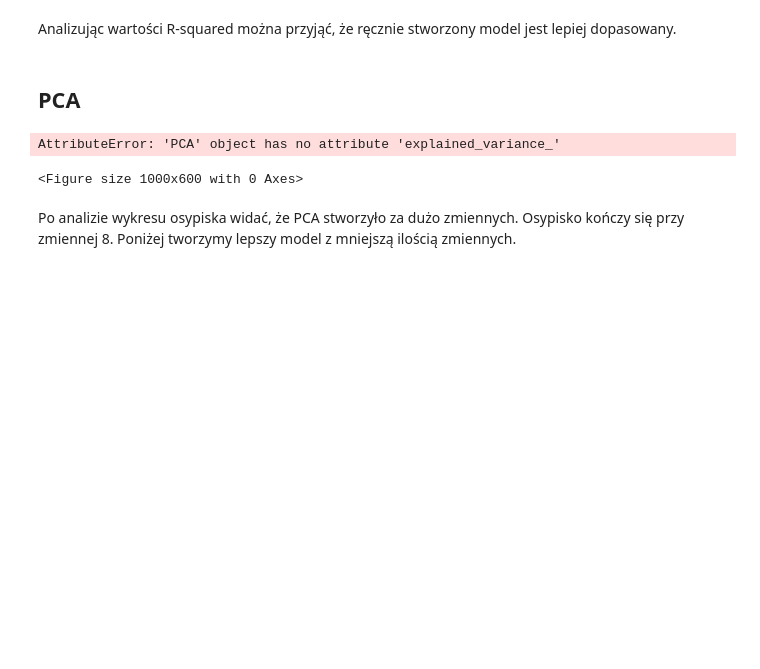
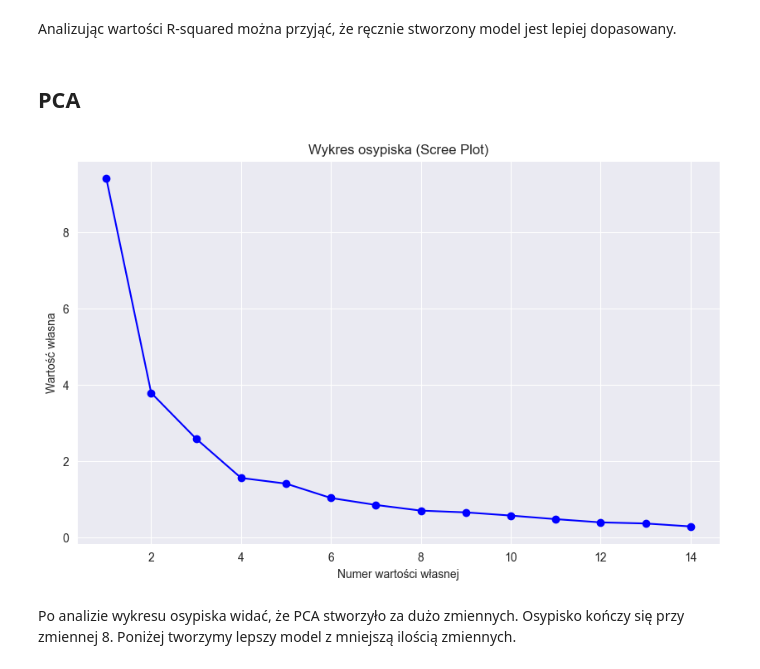
Before and after one commit to olek2303/wybor_zmiennych_py, a Jupyter notebook: wybor_zmiennych_imports85.ipynb, the cells around one changed output. Saved outputs shown, nothing was run; the diff lists cells and outputs as text; code cells hidden in the pictures; blank space fills up the shorter version.

```diff
--- a/wybor_zmiennych.ipynb
+++ b/wybor_zmiennych_imports85.ipynb
@@ -597,25 +601,27 @@ Analizując wartości R-squared można przyjąć, że ręcznie stworzony model j
 # %%
 scaler = StandardScaler()
 imports_scaled = scaler.fit_transform(imports_dr)
 
 pca = PCA()
 pca.fit(imports_scaled)
 
 wariancja = pca.explained_variance_ratio_
 calkowita_wariancja = wariancja.cumsum()
 
 n_components = np.argmax(calkowita_wariancja >= 0.95) + 1 # wybor maksymalnej liczby nowych zmiennych
 pca = PCA(n_components=n_components)
 
+X_pca = pca.fit_transform(imports_scaled)
+X_pca_with_const = sm.add_constant(X_pca)
+
 plt.figure(figsize=(10, 6))
 plt.plot(range(1, len(pca.explained_variance_) + 1), pca.explained_variance_, marker='o', linestyle='-', color='b')
 plt.title('Wykres osypiska (Scree Plot)')
 plt.xlabel('Numer wartości własnej')
 plt.ylabel('Wartość własna')
 plt.show()
 # %% [output]
-AttributeError: 'PCA' object has no attribute 'explained_variance_'
-<Figure size 1000x600 with 0 Axes>
+[figure, added]
 # %% [markdown]
 Po analizie wykresu osypiska widać, że PCA stworzyło za dużo zmiennych. Osypisko kończy się przy zmiennej 8. Poniżej tworzymy lepszy model z mniejszą ilością zmiennych.
 # %%
```
Also changed, not shown: parts of 25 cells of this notebook, 1 other file.
